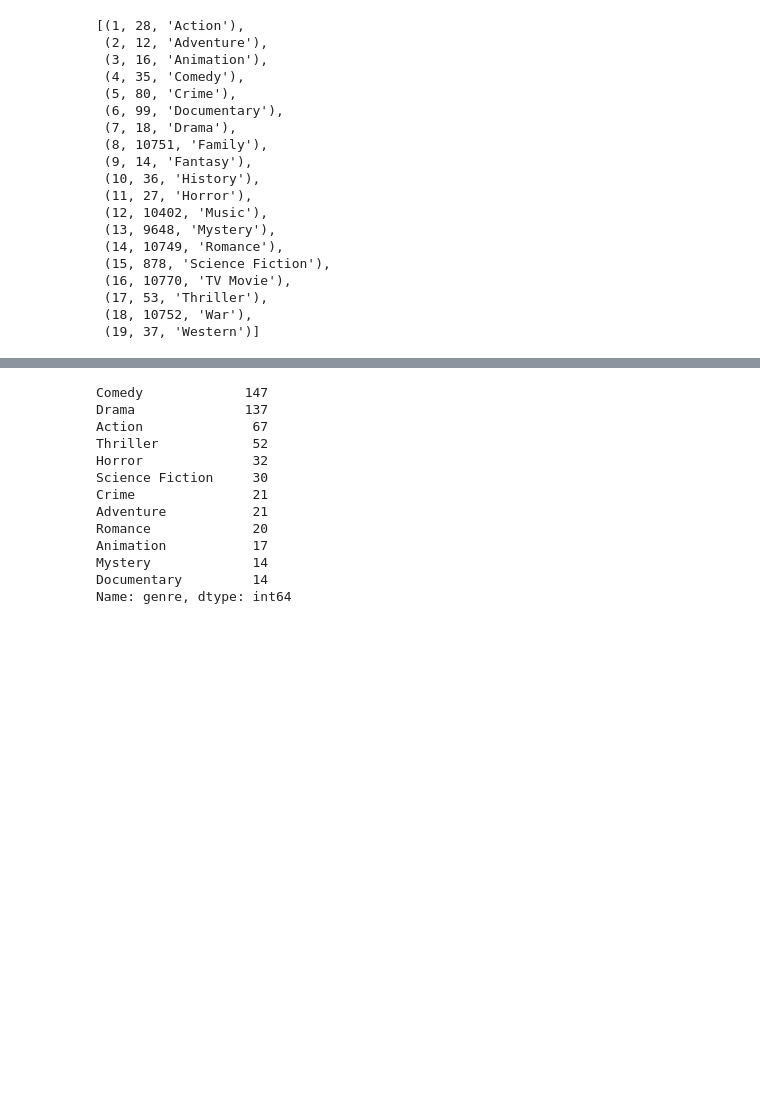
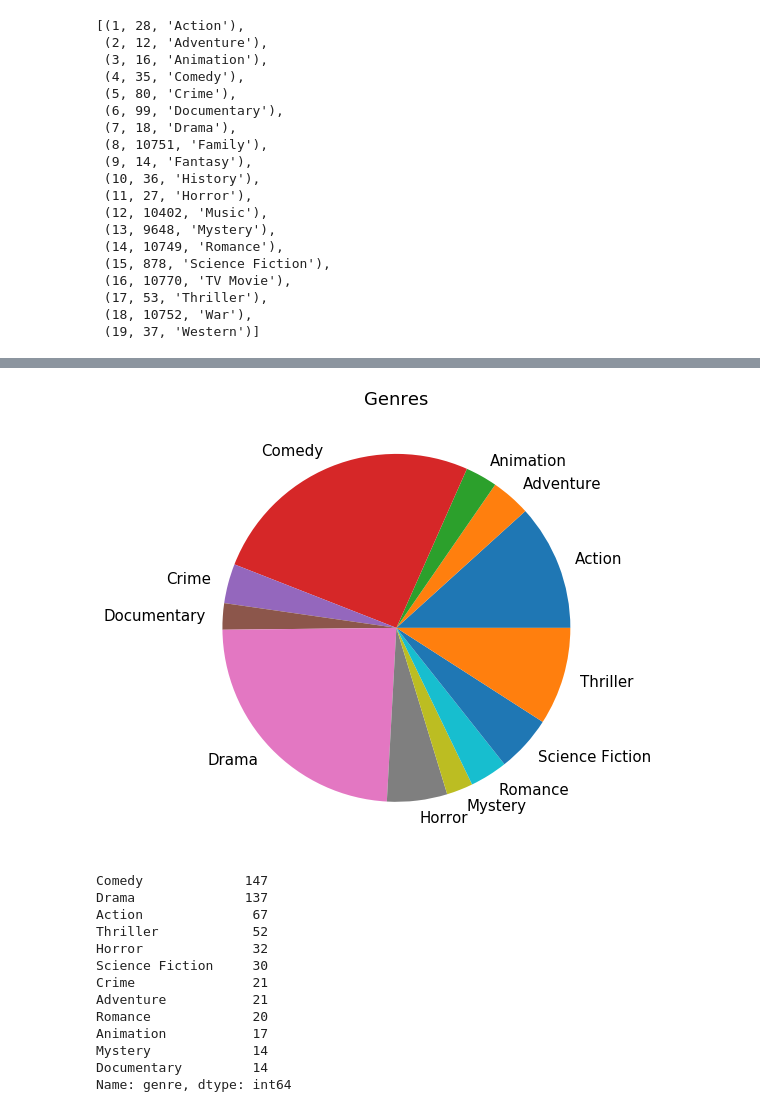
Before and after one commit to ndelrossi7/Mod-3-Project, a Jupyter notebook: Analysis test.ipynb, the cells around one changed output, grey strips where cells are left out. Saved outputs shown, nothing was run; the diff lists cells and outputs as text; code cells hidden in the pictures; blank space fills up the shorter version.

```diff
--- a/Analysis test.ipynb
+++ b/Analysis test.ipynb
@@ -53,3 +72,13 @@ from statsmodels.stats.multicomp import pairwise_tukeyhsd
+# %%
+pie = genre_merged.groupby('genre').size()
+# %%
+params.update({'font.size': 15})
+pie.plot(kind='pie', subplots=True, figsize=(8, 8))
+plt.title("Genres")
+plt.ylabel("")
+plt.show()
+# %% [output]
+[figure, added]
 # %%
 genre_merged.genre.value_counts()
 # %% [output]
```
Also changed, not shown: parts of 6 cells of this notebook, 1 other file.
